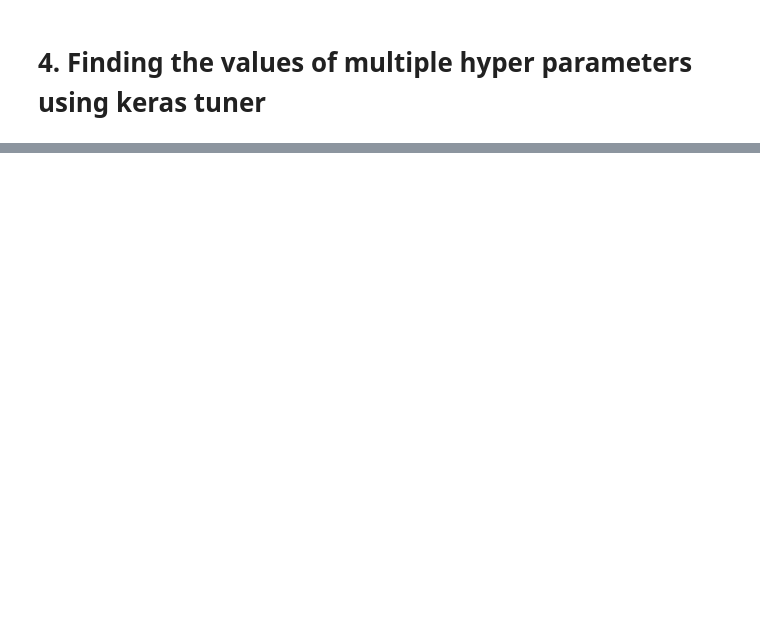
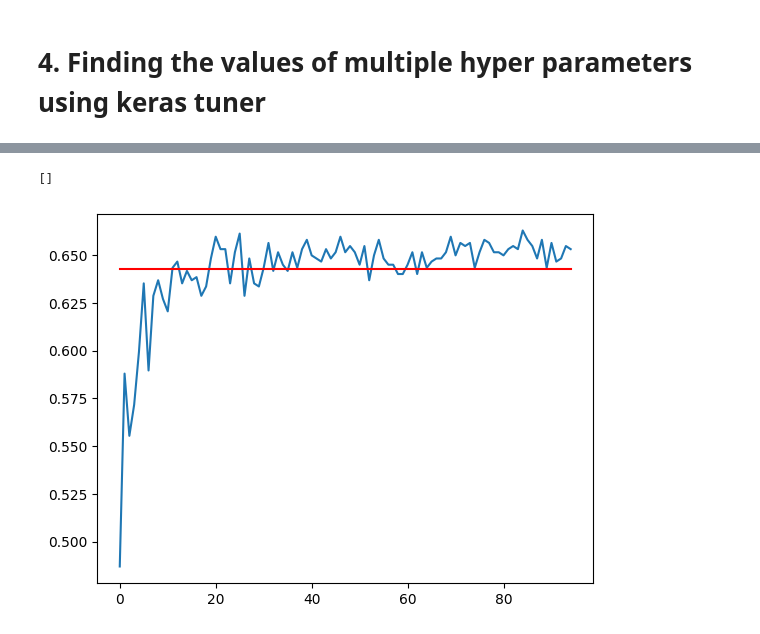
Before and after one commit to harshit193/Learning-Data-Science, a Jupyter notebook: Deep Learning/Artificial_Neural_Network/Hyper_parameter_tuning.ipynb, the cells around one changed output, grey strips where cells are left out. Cells and saved outputs as stored; diff of their text form; code cells hidden in the pictures; blank space fills up the shorter version.

```diff
--- a/Deep Learning/Artificial_Neural_Network/Hyper_parameter_tuning.ipynb
+++ b/Deep Learning/Artificial_Neural_Network/Hyper_parameter_tuning.ipynb
@@ -262,0 +376,7 @@ model.fit(x_train, y_train, epochs=20, initial_epoch=5, validation_data=(x_test,
+# %%
+plt.plot(history.history['accuracy'])
+plt.plot(history.history['val_accuracy'],c='r')
+plt.plot()
+# %% [output]
+[]
+[figure, added]
```
Also changed, not shown: parts of 21 cells of this notebook, 46 other files.
